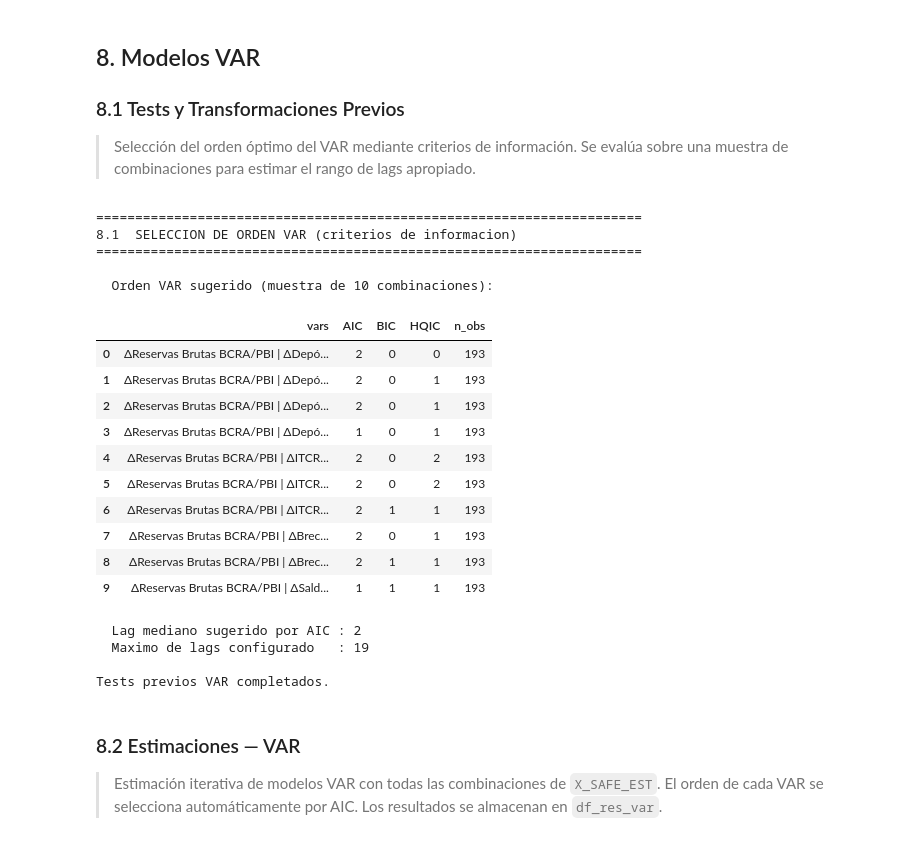
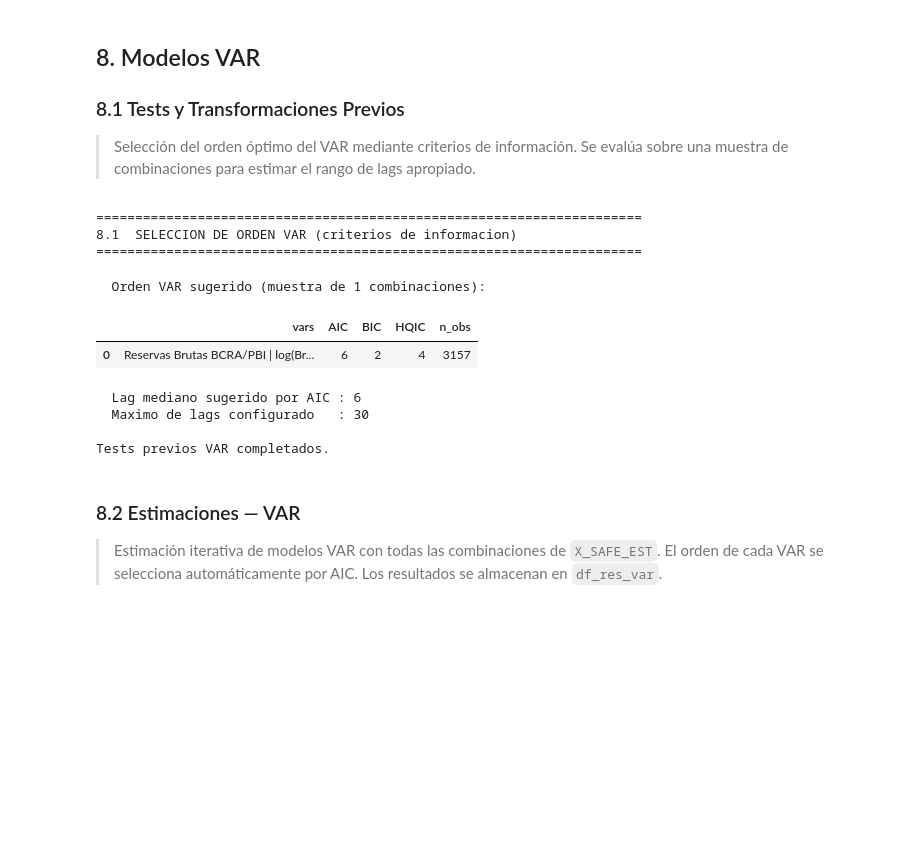
Before and after one commit to martingomezpizarro/Trabajo-Final-, a Jupyter notebook: notebooks/02a_analisis_basico.ipynb, the cells around one changed output. Drawn from its saved outputs; the diff is of its cells as text; code cells hidden in the pictures; blank space fills up the shorter version.

```diff
--- a/notebooks/02a_analisis_basico.ipynb
+++ b/notebooks/02a_analisis_basico.ipynb
@@ -1339,7 +1555,7 @@ print()
 
 _RESULTADOS_ARDL = []
 _ARDL_RESIDUALS  = {}  # combo_id -> residuals series
-_t0_ardl = datetime.now()
+_t0_ardl = pd.Timestamp.now()
 _err_ardl = 0
 _ok_ardl  = 0
 _PRINT_INT_ARDL = max(1, len(_combos_ardl) // 5)
@@ -1348,7 +1564,7 @@ for _criterio in CRITERIOS_SEL:
     for _ci, _combo in enumerate(_combos_ardl):
         _xv = list(_combo)
         _tv = list(_xv) + [Y_SAFE]
-        _df = df_safe[_tv].dropna()
+        _df = df_safe_est[_tv].dropna()
         if len(_df) < 30:
             continue
         try:
@@ -1368,8 +1584,10 @@ for _criterio in CRITERIOS_SEL:
                 'nobs'      : _r['nobs'],
             }
             for _x in _xv:
-                _row[f'coef_{_x}'] = _r['coefs'][_x]['coef']
-                _row[f'pval_{_x}'] = _r['coefs'][_x]['pval']
+                _row[f'coef_{_x}']    = _r['coefs'][_x]['coef']
+                _row[f'pval_{_x}']    = _r['coefs'][_x]['pval']
+                _row[f'lr_coef_{_x}'] = _r['lr_coefs'][_x]['coef']
+                _row[f'lr_pval_{_x}'] = _r['lr_coefs'][_x]['pval']
             _RESULTADOS_ARDL.append(_row)
             _ARDL_RESIDUALS[_row["combo_id"]] = _r["resid"]
             _ok_ardl += 1
@@ -1377,7 +1595,7 @@ for _criterio in CRITERIOS_SEL:
             _err_ardl += 1
 
         if (_ci + 1) % _PRINT_INT_ARDL == 0 or _ci == len(_combos_ardl) - 1:
-            _el = (datetime.now() - _t0_ardl).seconds
+            _el = int((pd.Timestamp.now() - _t0_ardl).total_seconds())
             print(f'  [{_criterio.upper()}] combo {_ci+1:>3}/{len(_combos_ardl)} | '
                   f'ok={_ok_ardl}  err={_err_ardl}  | {_el}s')
 
@@ -1558,53 +1791,43 @@ for _ci, _xv_s in enumerate(_comb_pt(X_SAFE_EST, min(3, len(X_SAFE_EST)))):
     if _ci >= _sample_size:
         break
     _tv_s = list(_xv_s) + [Y_SAFE]
-    _df_s = df_safe[_tv_s].dropna()
+    _df_s = df_safe_est[_tv_s].dropna()
     if len(_df_s) < 30:
         continue
     try:
         _sel = _VAR_pretest(_df_s).select_order(maxlags=MAX_LAGS_VAR)
         _var_order_rows.append({
             'vars'   : ' | '.join([COL_LABEL.get(v, v)[:25] for v in _xv_s]),
             'AIC'    : _sel.selected_orders.get('aic',  None),
             'BIC'    : _sel.selected_orders.get('bic',  None),
             'HQIC'   : _sel.selected_orders.get('hqic', None),
             'n_obs'  : len(_df_s),
         })
     except Exception:
         pass
 
 if _var_order_rows:
     _df_var_ord = pd.DataFrame(_var_order_rows)
     print(f'\n  Orden VAR sugerido (muestra de {len(_var_order_rows)} combinaciones):')
     display(_df_var_ord)
     _med_aic = int(_df_var_ord['AIC'].dropna().median()) if not _df_var_ord['AIC'].isna().all() else 1
     print(f'\n  Lag mediano sugerido por AIC : {_med_aic}')
     print(f'  Maximo de lags configurado   : {MAX_LAGS_VAR}')
 else:
     print('  No se pudo calcular el orden VAR.')
 
 print('\nTests previos VAR completados.')
 # %% [output]
 ======================================================================
 8.1  SELECCION DE ORDEN VAR (criterios de informacion)
 ======================================================================
-
-  Orden VAR sugerido (muestra de 10 combinaciones):
+  Orden VAR sugerido (muestra de 1 combinaciones):
 |  | vars | AIC | BIC | HQIC | n_obs |
-| 0 | ΔReservas Brutas BCRA/PBI | ΔDepó... | 2 | 0 | 0 | 193 |
-| 1 | ΔReservas Brutas BCRA/PBI | ΔDepó... | 2 | 0 | 1 | 193 |
-| 2 | ΔReservas Brutas BCRA/PBI | ΔDepó... | 2 | 0 | 1 | 193 |
-| 3 | ΔReservas Brutas BCRA/PBI | ΔDepó... | 1 | 0 | 1 | 193 |
-| 4 | ΔReservas Brutas BCRA/PBI | ΔITCR... | 2 | 0 | 2 | 193 |
-| 5 | ΔReservas Brutas BCRA/PBI | ΔITCR... | 2 | 0 | 2 | 193 |
-| 6 | ΔReservas Brutas BCRA/PBI | ΔITCR... | 2 | 1 | 1 | 193 |
-| 7 | ΔReservas Brutas BCRA/PBI | ΔBrec... | 2 | 0 | 1 | 193 |
-| 8 | ΔReservas Brutas BCRA/PBI | ΔBrec... | 2 | 1 | 1 | 193 |
-| 9 | ΔReservas Brutas BCRA/PBI | ΔSald... | 1 | 1 | 1 | 193 |
+| 0 | Reservas Brutas BCRA/PBI | log(Br... | 6 | 2 | 4 | 3157 |
-  Lag mediano sugerido por AIC : 2
-  Maximo de lags configurado   : 19
-
-Tests previos VAR completados.
+  Lag mediano sugerido por AIC : 6
+  Maximo de lags configurado   : 30
+
+Tests previos VAR completados.
 # %% [markdown]
 ### 8.2 Estimaciones — VAR
 
```
Also changed, not shown: parts of 25 cells of this notebook, 37 other files.
